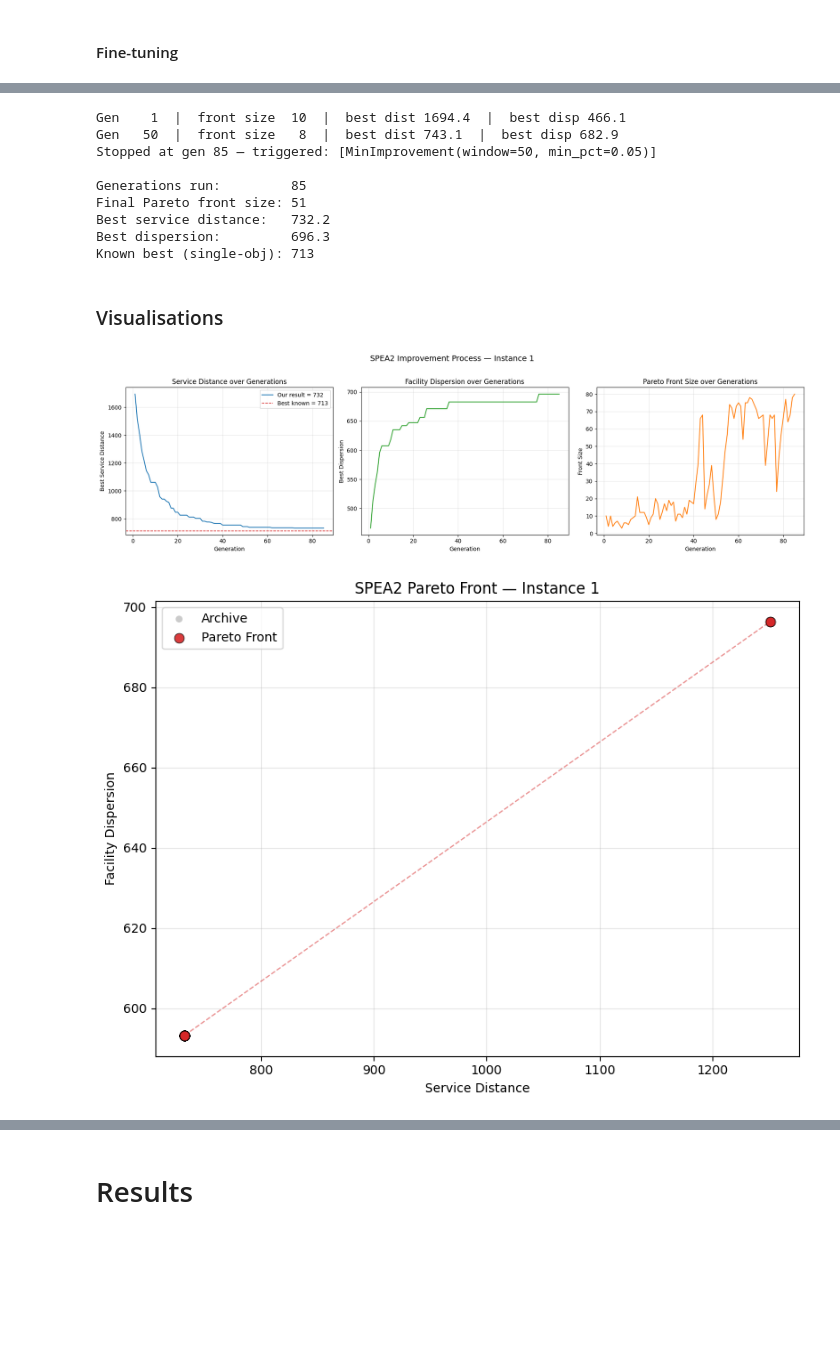
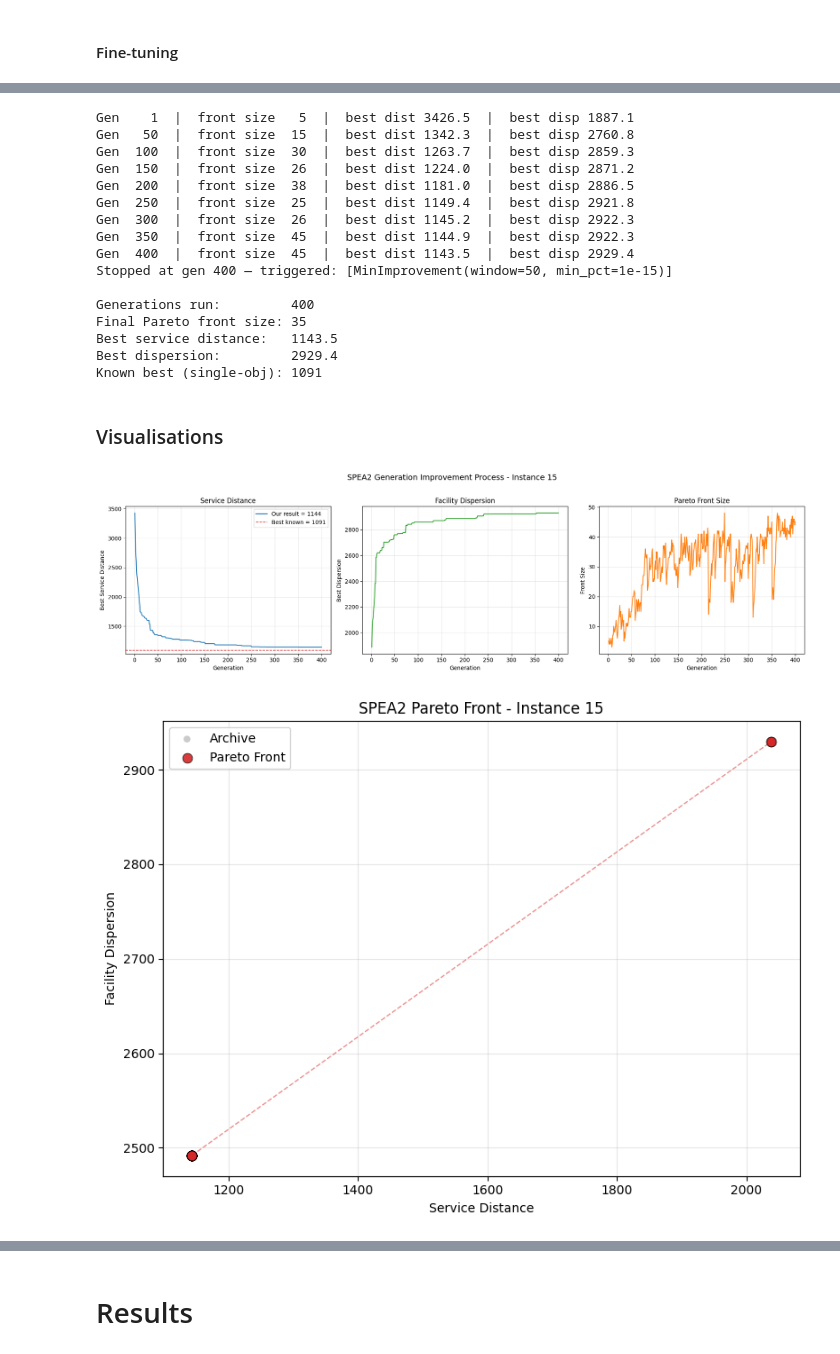
Before and after one commit to andrej-kutny/iops-NSGA-SPEA, a Jupyter notebook: iops-nsga-spea-giustacchini-kutny.ipynb, the cells around one changed output, grey strips where cells are left out. Cells and saved outputs as stored; diff of their text form; code cells hidden in the pictures; blank space fills up the shorter version.

Commit message:
refined parameter handling for SPEA2 algorithm, adjusted min_pct clipping in MinImprovement

```diff
--- a/iops-nsga-spea-giustacchini-kutny.ipynb
+++ b/iops-nsga-spea-giustacchini-kutny.ipynb
@@ -8,7 +8,7 @@ from dataclasses import dataclass
 from abc import ABC, abstractmethod
 
 np.random.seed(12345)
-FINE_TUNE_SPEA = True
+FINE_TUNE_SPEA = 100
 # %% [markdown]
 ## Preprocessing
 # %%
@@ -176,7 +176,7 @@ class MinImprovement(StoppingCriterion):
         assert window > 0, "window must be > 0"
         assert 0 <= min_pct < 1, "min_pct must be in [0, 1)"
         self.window = window
-        self.min_pct = min_pct
+        self.min_pct = np.clip(min_pct, 1e-15, 1. - 1e-15)
         self._buf: np.ndarray = np.empty(0)
     def reset(self):
         self._buf = np.empty(0)
@@ -189,7 +189,7 @@ class MinImprovement(StoppingCriterion):
         if oldest == 0:
             return False
         improvement = (oldest - current) / oldest
-        return improvement < self.min_pct
+        return improvement <= self.min_pct
     def __repr__(self):
         return f"MinImprovement(window={self.window}, min_pct={self.min_pct})"
 
@@ -484,16 +484,13 @@ def breed(archive, archive_fitness, pop_size, num_medians, rng, crossover_rate,
     while idx < pop_size:
         i1 = tournament_selection(archive_fitness, rng)
         i2 = tournament_selection(archive_fitness, rng)
-        c1, c2 = uniform_crossover(archive[i1], archive[i2], rng,
-                                   crossover_rate)
+        c1, c2 = uniform_crossover(archive[i1], archive[i2], rng, crossover_rate)
         c1 = random_resetting_mutation(c1, num_medians, rng, mutation_rate)
         c2 = random_resetting_mutation(c2, num_medians, rng, mutation_rate)
         # Repair capacity violations
         if instance is not None:
-            c1 = repair_capacity(c1, instance.coords, instance.demands,
-                                 instance.capacity, num_medians)
-            c2 = repair_capacity(c2, instance.coords, instance.demands,
-                                 instance.capacity, num_medians)
+            c1 = repair_capacity(c1, instance.coords, instance.demands, instance.capacity, num_medians)
+            c2 = repair_capacity(c2, instance.coords, instance.demands, instance.capacity, num_medians)
         children[idx] = c1
         idx += 1
         if idx < pop_size:
@@ -769,15 +819,12 @@ if FINE_TUNE_SPEA:
 # %%
-# Run SPEA2 on instance 1 (50 customers, 5 medians)
-inst1 = load_instance(1)
 result = spea2(
-    inst1,
+    inst,
     pop_size=best_pop_size,
     archive_size=best_archive_size,
     stopping_criteria=[
-        MaxGenerations(500),
-        TimeLimit(120),
-        MinImprovement(50, min_pct=0.05),
-        TargetObjective(inst1.best_known),
+        TimeLimit(60 * 5),
+        MinImprovement(50, min_pct=0.),
+        TargetObjective(inst.best_known),
     ],
     penalty_weight=best_penalty,
     seed=best_seed,
@@ -788,55 +835,62 @@ print(f"\nGenerations run:         {result['generations_run']}")
 print(f"Final Pareto front size: {len(result['front'])}")
 print(f"Best service distance:   {our_distance:.1f}")
 print(f"Best dispersion:         {(-result['front_objectives'][:, 1]).max():.1f}")
-print(f"Known best (single-obj): {inst1.best_known}")
+print(f"Known best (single-obj): {inst.best_known}")
 # %% [output]
-Gen    1  |  front size  10  |  best dist 1694.4  |  best disp 466.1
-Gen   50  |  front size   8  |  best dist 743.1  |  best disp 682.9
-Stopped at gen 85 — triggered: [MinImprovement(window=50, min_pct=0.05)]
+Gen    1  |  front size   5  |  best dist 3426.5  |  best disp 1887.1
+Gen   50  |  front size  15  |  best dist 1342.3  |  best disp 2760.8
+Gen  100  |  front size  30  |  best dist 1263.7  |  best disp 2859.3
+Gen  150  |  front size  26  |  best dist 1224.0  |  best disp 2871.2
+Gen  200  |  front size  38  |  best dist 1181.0  |  best disp 2886.5
+Gen  250  |  front size  25  |  best dist 1149.4  |  best disp 2921.8
+Gen  300  |  front size  26  |  best dist 1145.2  |  best disp 2922.3
+Gen  350  |  front size  45  |  best dist 1144.9  |  best disp 2922.3
+Gen  400  |  front size  45  |  best dist 1143.5  |  best disp 2929.4
+Stopped at gen 400 — triggered: [MinImprovement(window=50, min_pct=1e-15)]
 
-Generations run:         85
-Final Pareto front size: 51
-Best service distance:   732.2
-Best dispersion:         696.3
-Known best (single-obj): 713
+Generations run:         400
+Final Pareto front size: 35
+Best service distance:   1143.5
+Best dispersion:         2929.4
+Known best (single-obj): 1091
 # %% [markdown]
 ### Visualisations
 # %%
 fig, axes = plt.subplots(1, 3, figsize=(18, 5))
 
 gens = range(1, len(result["history"]["best_service_dist"]) + 1)
 
 # Service distance convergence
 axes[0].plot(gens, result["history"]["best_service_dist"], color="tab:blue", label=f"Our result = {our_distance:.0f}")
-axes[0].axhline(y=inst1.best_known, color="tab:red", linestyle="--", linewidth=1.2,
-                label=f"Best known = {inst1.best_known}")
+axes[0].axhline(y=inst.best_known, color="tab:red", linestyle="--", linewidth=1.2,
+                label=f"Best known = {inst.best_known}")
 axes[0].set_xlabel("Generation")
 axes[0].set_ylabel("Best Service Distance")
-axes[0].set_title("Service Distance over Generations")
+axes[0].set_title("Service Distance")
 axes[0].legend()
 axes[0].grid(True, alpha=0.3)
 
 # Dispersion convergence
 axes[1].plot(gens, result["history"]["best_dispersion"], color="tab:green")
 axes[1].set_xlabel("Generation")
 axes[1].set_ylabel("Best Dispersion")
-axes[1].set_title("Facility Dispersion over Generations")
+axes[1].set_title("Facility Dispersion")
 axes[1].grid(True, alpha=0.3)
 
 # Pareto front size
 axes[2].plot(gens, result["history"]["front_sizes"], color="tab:orange")
 axes[2].set_xlabel("Generation")
 axes[2].set_ylabel("Front Size")
-axes[2].set_title("Pareto Front Size over Generations")
+axes[2].set_title("Pareto Front Size")
 axes[2].grid(True, alpha=0.3)
 
-fig.suptitle(f"SPEA2 Improvement Process — Instance {inst1.instance_id}", fontsize=14, y=1.02)
+fig.suptitle(f"SPEA2 Generation Improvement Process - Instance {inst.instance_id}", fontsize=14, y=1.02)
 plt.tight_layout()
 plt.show()
 # %% [output]
-[figure, old version]
+[figure, new version]
 # %%
-# Pareto front scatter plot — final archive
+# Pareto front scatter plot - final archive
 fig, ax = plt.subplots(figsize=(8, 6))
 
 # All archive members
@@ -864,11 +918,11 @@ ax.plot(
 
 ax.set_xlabel("Service Distance")
 ax.set_ylabel("Facility Dispersion")
-ax.set_title(f"SPEA2 Pareto Front — Instance {inst1.instance_id}")
+ax.set_title(f"SPEA2 Pareto Front - Instance {inst.instance_id}")
 ax.legend()
 ax.grid(True, alpha=0.3)
 plt.tight_layout()
 plt.show()
 # %% [output]
-[figure, old version]
+[figure, new version]
 # %%
```
Also changed, not shown: parts of 6 cells of this notebook.
